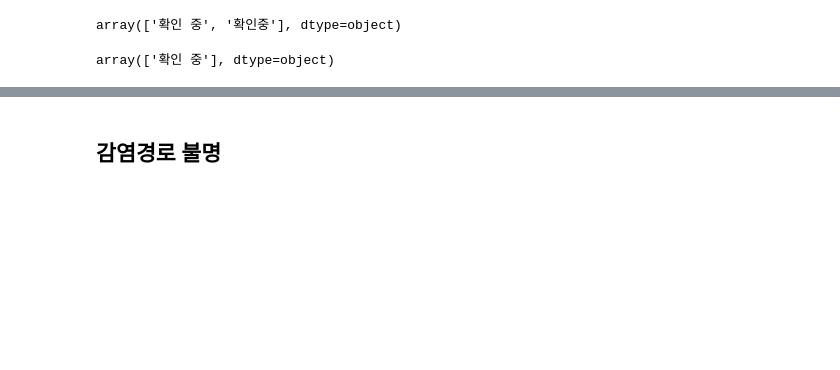
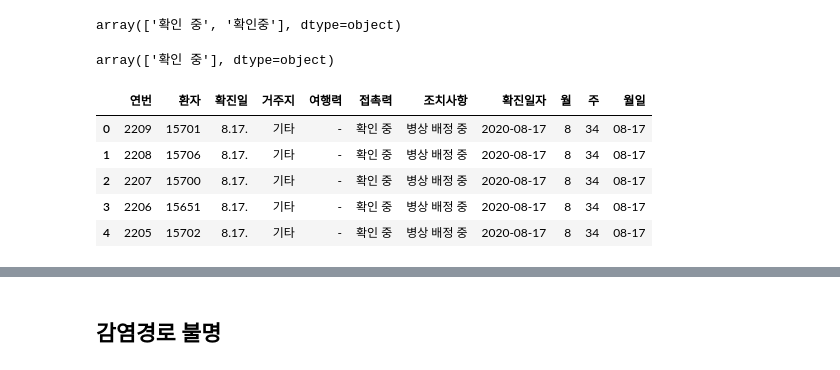
Before and after one commit to snoop2head/covid19_unknown_spread, a Jupyter notebook: Seoul-Covid19.ipynb, the cells around one changed output, grey strips where cells are left out. Cells and saved outputs as stored; diff of their text form; code cells hidden in the pictures; blank space fills up the shorter version.

```diff
--- a/Seoul-Covid19.ipynb
+++ b/Seoul-Covid19.ipynb
@@ -276,6 +288,15 @@ df.loc[df["접촉력"].str.contains("확인"),"접촉력"] = "확인 중"
 df.loc[df["접촉력"].str.contains("확인"),"접촉력"].unique()
 # %% [output]
 array(['확인 중'], dtype=object)
+# %%
+df.head()
+# %% [output]
+|  | 연번 | 환자 | 확진일 | 거주지 | 여행력 | 접촉력 | 조치사항 | 확진일자 | 월 | 주 | 월일 |
+| 0 | 2209 | 15701 | 8.17. | 기타 | - | 확인 중 | 병상 배정 중 | 2020-08-17 | 8 | 34 | 08-17 |
+| 1 | 2208 | 15706 | 8.17. | 기타 | - | 확인 중 | 병상 배정 중 | 2020-08-17 | 8 | 34 | 08-17 |
+| 2 | 2207 | 15700 | 8.17. | 기타 | - | 확인 중 | 병상 배정 중 | 2020-08-17 | 8 | 34 | 08-17 |
+| 3 | 2206 | 15651 | 8.17. | 기타 | - | 확인 중 | 병상 배정 중 | 2020-08-17 | 8 | 34 | 08-17 |
+| 4 | 2205 | 15702 | 8.17. | 기타 | - | 확인 중 | 병상 배정 중 | 2020-08-17 | 8 | 34 | 08-17 |
 # %%
 contact_count = df["접촉력"].value_counts()
 contact_count_top = contact_count.sort_values().tail(50)
```
Also changed, not shown: parts of 29 cells of this notebook, 1 other file.
